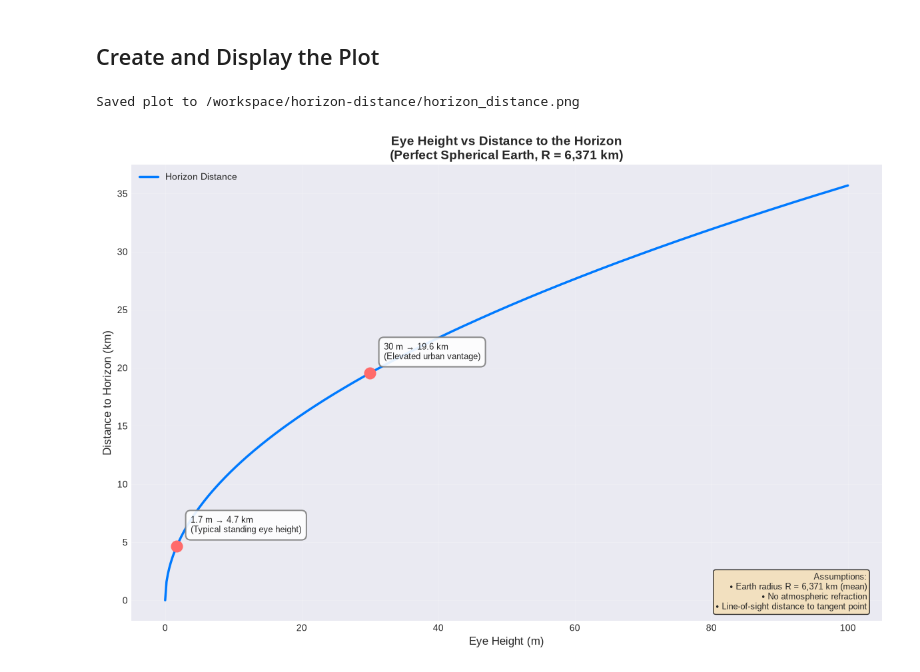
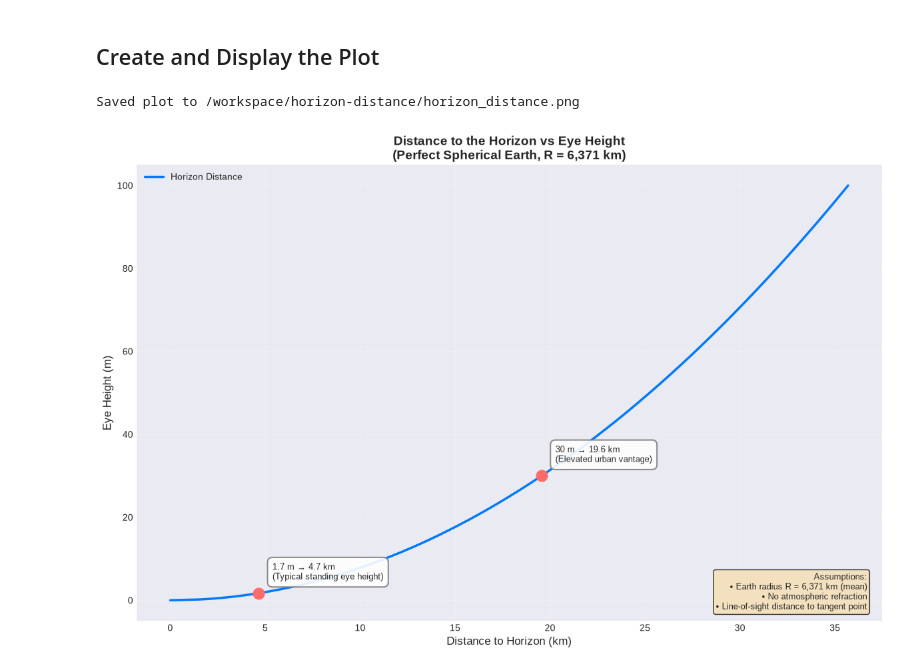
Before and after one commit to pomodorozhong/random-calculation, a Jupyter notebook: horizon-distance/horizon_distance.ipynb, the cells around one changed output. Saved outputs shown, nothing was run; the diff lists cells and outputs as text; code cells hidden in the pictures.

Commit message:
Swap plot axes: distance on x-axis, eye height on y-axis
Co-authored-by: pomodorozhong <pomodorozhong@users.noreply.github.com>

```diff
--- a/horizon-distance/horizon_distance.ipynb
+++ b/horizon-distance/horizon_distance.ipynb
@@ -62,7 +62,7 @@ fig, ax = plt.subplots(figsize=(12, 8))
 
 eye_heights_m = np.linspace(0, 100, 500)
 horizon_distances_km = [horizon_distance_km(h) for h in eye_heights_m]
-ax.plot(eye_heights_m, horizon_distances_km, linewidth=2.5, color='#007AFF',
+ax.plot(horizon_distances_km, eye_heights_m, linewidth=2.5, color='#007AFF',
         label='Horizon Distance')
 
 reference_points = {
@@ -73,42 +73,42 @@ reference_points = {
 
 for label, (height, distance, description) in reference_points.items():
     if height <= 100:
-        ax.plot(height, distance, 'o', markersize=12, zorder=5, color='#FF6B6B')
+        ax.plot(distance, height, 'o', markersize=12, zorder=5, color='#FF6B6B')
         ax.annotate(
             f'{height:g} m → {distance:.1f} km\n({description})',
-            xy=(height, distance),
+            xy=(distance, height),
             xytext=(15, 15),
             textcoords='offset points',
             bbox=dict(boxstyle='round,pad=0.6', facecolor='white',
                       edgecolor='gray', alpha=0.9, linewidth=1.5),
             fontsize=9,
             ha='left',
         )
 
-ax.set_xlabel('Eye Height (m)', fontsize=12)
-ax.set_ylabel('Distance to Horizon (km)', fontsize=12)
-ax.set_title('Eye Height vs Distance to the Horizon\n(Perfect Spherical Earth, R = 6,371 km)',
+ax.set_xlabel('Distance to Horizon (km)', fontsize=12)
+ax.set_ylabel('Eye Height (m)', fontsize=12)
+ax.set_title('Distance to the Horizon vs Eye Height\n(Perfect Spherical Earth, R = 6,371 km)',
              fontsize=14, fontweight='bold')
 ax.grid(True, alpha=0.2)
 ax.legend(loc='upper left', fontsize=10, framealpha=0.9)
 
 source_text = (
     'Assumptions:\n'
     '• Earth radius R = 6,371 km (mean)\n'
     '• No atmospheric refraction\n'
     '• Line-of-sight distance to tangent point'
 )
 ax.text(0.98, 0.02, source_text, transform=ax.transAxes, fontsize=9,
         verticalalignment='bottom', horizontalalignment='right',
         bbox=dict(boxstyle='round', facecolor='wheat', alpha=0.8))
 
 plt.tight_layout()
 
 output_path = Path('horizon_distance.png')
 plt.savefig(output_path, dpi=150, bbox_inches='tight')
 print(f"Saved plot to {output_path.resolve()}")
 
 plt.show()
 # %% [output]
 Saved plot to /workspace/horizon-distance/horizon_distance.png
-[figure, old version]
+[figure, new version]
```
Also changed, not shown: 1 other file.
